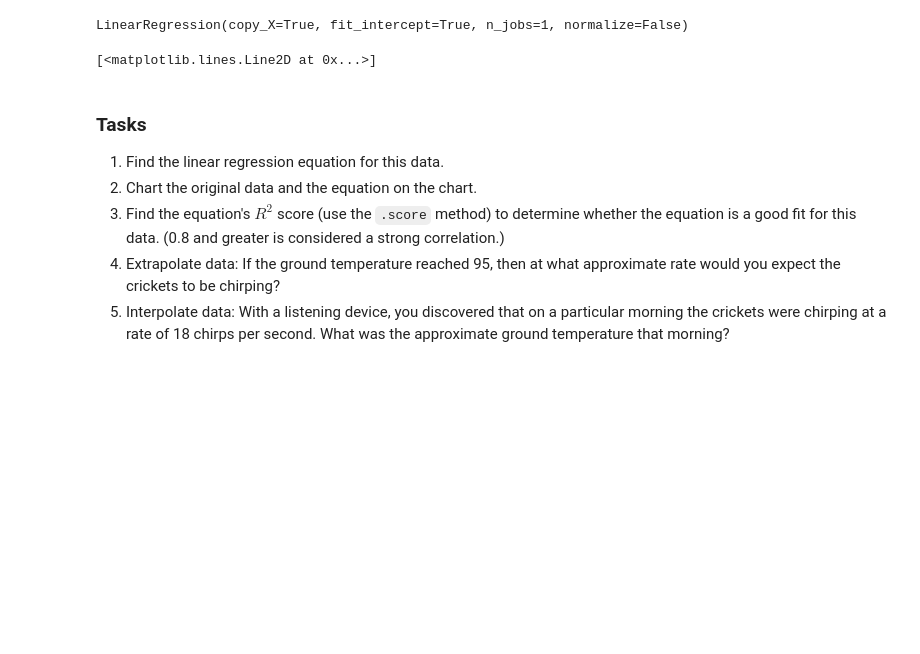
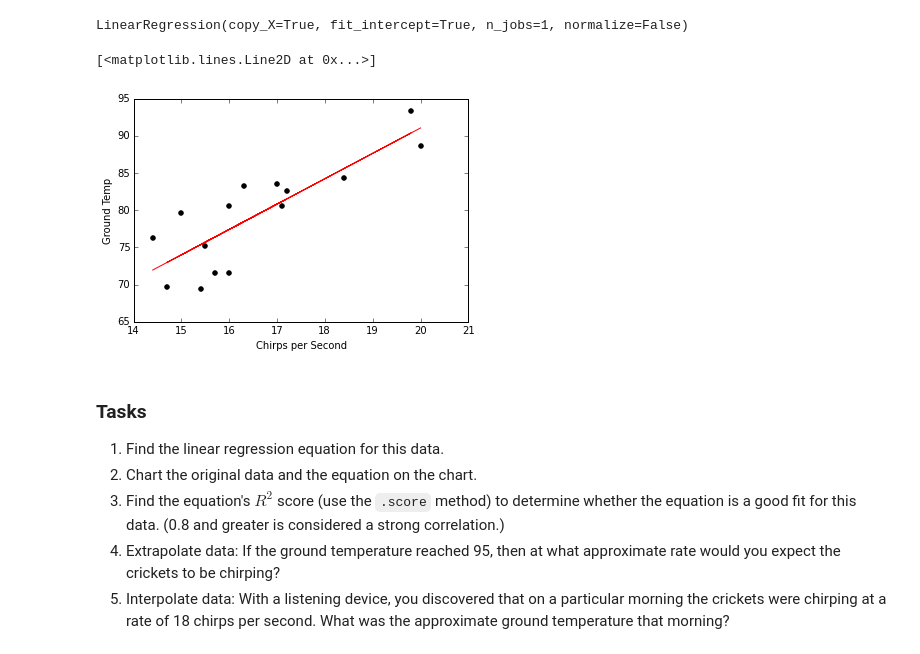
Before and after one commit to JeffHacker/linear-regression, a Jupyter notebook: Simple Linear Regression.ipynb, the cells around one changed output. Saved outputs shown, nothing was run; the diff lists cells and outputs as text; code cells hidden in the pictures; blank space fills up the shorter version.

```diff
--- a/Simple Linear Regression.ipynb
+++ b/Simple Linear Regression.ipynb
@@ -34,9 +38,12 @@ reg1.fit(input_data, temperature)
 LinearRegression(copy_X=True, fit_intercept=True, n_jobs=1, normalize=False)
 # %%
 plt.scatter(input_data, temperature, color='black')
-plt.plot(input_data, reg1.predict(input_data), color='red', linewidth=2)
+plt.ylabel("Ground Temp")
+plt.xlabel("Chirps per Second")
+plt.plot(input_data, reg1.predict(input_data), color='red', linewidth=1)
 # %% [output]
 [<matplotlib.lines.Line2D at 0x...>]
+[figure, added]
 # %% [markdown]
 ### Tasks
 
```
Also changed, not shown: parts of 27 cells of this notebook, 2 other files.
